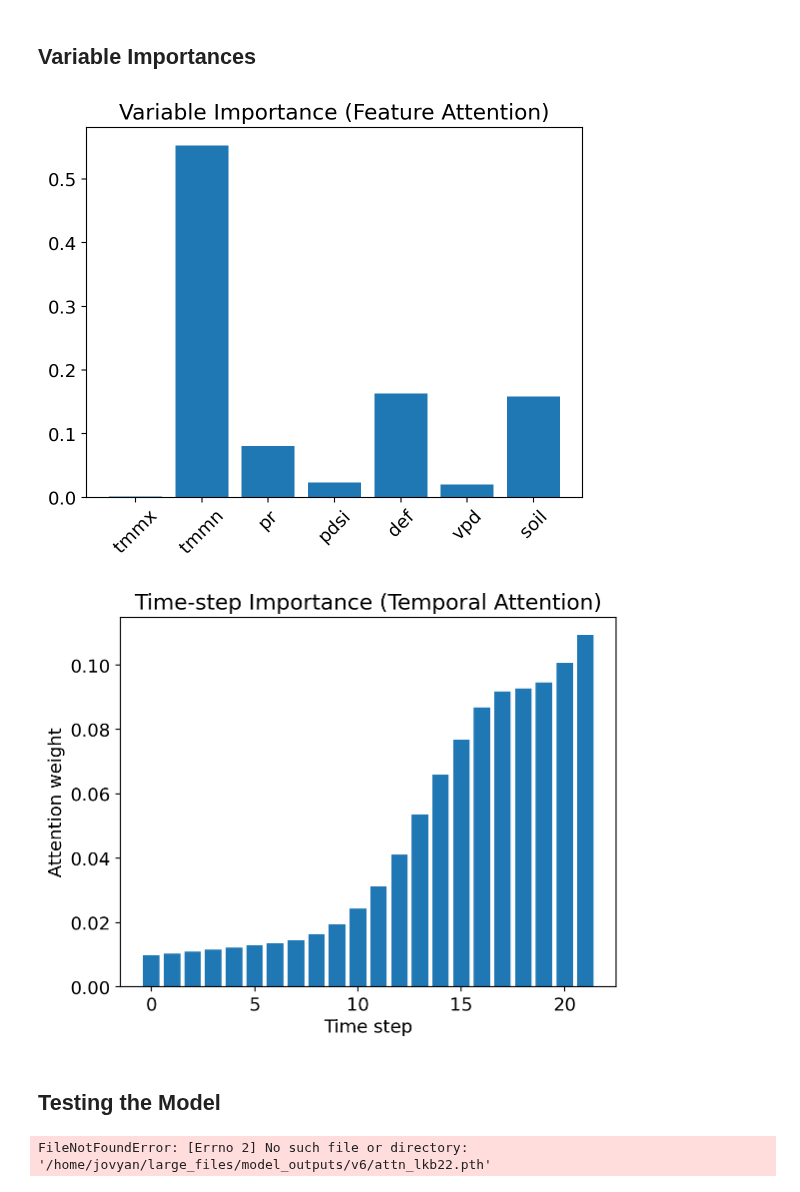
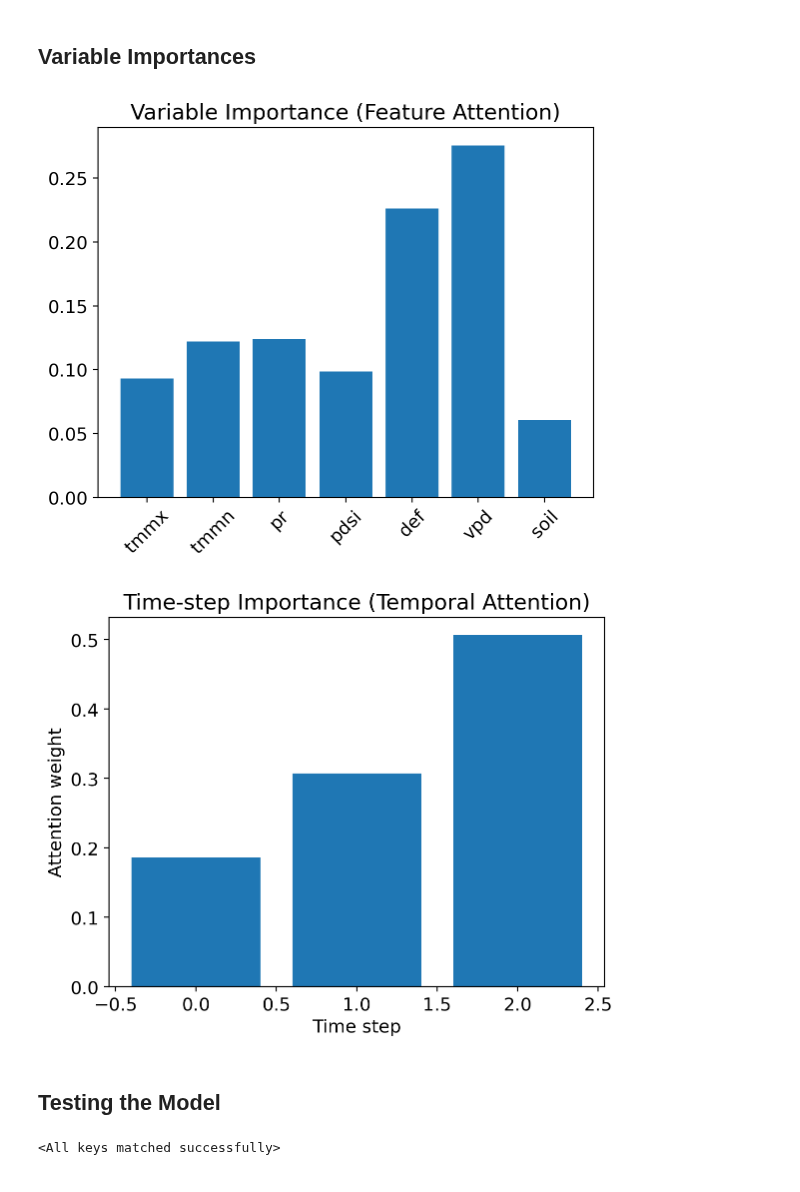
Before and after one commit to enikoebihari/MLEAEEE4000-DroughtAmazon2, a Jupyter notebook: scripts/2_1_runLSTM_v6.ipynb, the cells around one changed output. Saved outputs shown, nothing was run; the diff lists cells and outputs as text; code cells hidden in the pictures.

```diff
--- a/scripts/2_1_runLSTM_v6.ipynb
+++ b/scripts/2_1_runLSTM_v6.ipynb
@@ -42,7 +42,8 @@ The autoreload extension is already loaded. To reload it, use:
 predictor: (X, TerraClim climate variables), predictant: (Y, MODIS LAI) data
 # %%
 # establish path and open our merged and masked climate and LAI data as an array
-path = "/home/jovyan/large_files/climLai_masked_v3.nc"
+# path = "/home/jovyan/large_files/climLai_masked_v3.nc"
+path = "/home/jovyan/large_files/climLai_masked_anom.nc"
 ds_combined = xr.open_dataset(path)
 # %%
 # Count NaNs per variable, these should all match!
@@ -431,7 +499,7 @@ test_df = merge_xy(x_df_test, y_df_test)
 # 3 - build the lstm sequences for each pixel, establish 3 timesteps (months) as our "look-back" window
 # define sequence building function
 def build_sequences(df, feature_cols, lookback):
-    X_list, y_list, coords = [], [], []
+    X_list, y_list, coords, times = [], [], [], []
 
     # for every lat, lon combination in grouping by lat,lon (pixel)
     for (lat, lon), group in df.groupby(["lat", "lon"]):
@@ -439,6 +507,7 @@ def build_sequences(df, feature_cols, lookback):
 
         X_vals = group[feature_cols].values #for x, get values of predictors (defined by all feature cols)
         y_vals = group["lai"].values #for y, get values of lai, predictant
+        t_vals = group["time"].values
 
         # for every instance in the length of the entire time sequence minus the lookback window
         for i in range(len(group) - lookback):
@@ -446,22 +515,31 @@ def build_sequences(df, feature_cols, lookback):
             X_list.append(X_vals[i:i+lookback]) # append all the x values in index of instance start to end of instance (length of window)
             y_list.append(y_vals[i+lookback]) # append value that is in place of start of instance + length of lookback window
             coords.append((lat, lon))
+            times.append(t_vals[i+lookback])
 
     return (
         np.array(X_list, dtype=np.float32),
         np.array(y_list, dtype=np.float32),
         coords,
+        np.array(times, dtype="datetime64[ns]")
     )
 
-lookback = 22 # will use the past 6 months (time-steps of data) to get the next 7th month
+# lookback = 22 # will use the past 6 months (time-steps of data) to get the next 7th month
 
 # apply the function
-X_train_np, y_train_np, train_coords = build_sequences(train_df, feature_cols, lookback)
-X_valid_np, y_valid_np, valid_coords = build_sequences(valid_df, feature_cols, lookback)
-X_test_np, y_test_np, test_coords = build_sequences(valid_df, feature_cols, lookback)
+X_train_np, y_train_np, train_coords, train_times = build_sequences(train_df, feature_cols, lookback)
+X_valid_np, y_valid_np, valid_coords, valid_times = build_sequences(valid_df, feature_cols, lookback)
+# CHANGED!!!!!!
+X_test_np, y_test_np, test_coords, test_times = build_sequences(test_df, feature_cols, lookback)
 
 print("Train X shape:", X_train_np.shape) # (len_t), lookback, feat
 print("Valid X shape:", X_valid_np.shape) # (len_v), lookback, feat
+print("Test X shape:", X_test_np.shape) # (len_v), lookback, feat
+print("Test Y shape:", y_test_np.shape)
+
+print(len(test_times))
+print(test_times)
+
 
 # Train X shape and Valid X shape should have the same lookback and features (the last two values)
 # BUT should differ in their first dimension, with Train beging larger reflecting there is a greater ammount of data going into training
@@ -493,5 +581,6 @@ test_dataset = ClimateLAIDataset(X_test_np, y_test_np, test_coords)
 # %%
 # 5 - DATALOADERS, both should be shuffle=false because this is time series data! we want the chronological order
-train_loader = DataLoader(train_dataset, batch_size=32, shuffle=False)
-val_loader = DataLoader(valid_dataset, batch_size=32, shuffle=False)
-test_loader = DataLoader(test_dataset, batch_size=32, shuffle=False)
+train_loader = DataLoader(train_dataset, batch_size=32, shuffle=False, drop_last=False)
+val_loader = DataLoader(valid_dataset, batch_size=32, shuffle=False, drop_last=False)
+test_loader = DataLoader(test_dataset, batch_size=32, shuffle=False, drop_last=False)
+print(test_loader)
@@ -585,7 +676,7 @@ class TemporalAttention(nn.Module):
 
 
 class DA_RNN(nn.Module):
-    def __init__(self, input_dim, hidden_dim, num_layers=1):
+    def __init__(self, input_dim, hidden_dim, num_layers=num_layers):
         super(DA_RNN, self).__init__()
 
         self.input_dim = input_dim
@@ -634,9 +725,9 @@ class DA_RNN(nn.Module):
 
         return out, feature_weights, time_weights
 
-model = DA_RNN(input_dim=7,
+model = DA_RNN(input_dim=len(feature_cols),
                hidden_dim=n_neuron,
                num_layers=num_layers)
 model.to(device)
-print("DA-RNN ready ✅")
+print("DA-RNN ready")
 # %% [output]
@@ -730,35 +805,35 @@ time_importance = all_time_attn.squeeze(-1).mean(dim=0)
 # %%
 # CHANGED
 
 var_imp_np = var_importance.numpy()
 time_imp_np = time_importance.numpy()
 
-feature_names = ["tmmx","tmmn","pr","pdsi","def","vpd","soil"]
+# feature_names = ["tmmx","tmmn","pr","pdsi","def","vpd","soil"]
 
-plt.bar(feature_names, var_imp_np)
+plt.bar(feature_cols, var_imp_np)
 plt.xticks(rotation=45)
 plt.title("Variable Importance (Feature Attention)")
 plt.show()
 
 plt.bar(range(len(time_imp_np)), time_imp_np)
 plt.title("Time-step Importance (Temporal Attention)")
 plt.xlabel("Time step")
 plt.ylabel("Attention weight")
 plt.show()
 # %% [output]
-[figure, old version]
+[figure, new version]
-[figure, old version]
+[figure, new version]
 # %% [markdown]
 ## Testing the Model
 # %%
 # make new model instances
-model_eval = DA_RNN(input_dim=7, hidden_dim=64, num_layers=1)
+model_eval = DA_RNN(input_dim=len(feature_cols), hidden_dim=n_neuron, num_layers=num_layers)
 
 # reload the saved model weights
-state_dict = torch.load('/home/jovyan/large_files/model_outputs/v6/attn_lkb22.pth', weights_only=True)
+state_dict = torch.load(f"/home/jovyan/large_files/model_outputs/v{model_version}/attn_lkb{lookback}.pth", weights_only=True)
 model_eval.load_state_dict(state_dict)
 # %% [output]
-FileNotFoundError: [Errno 2] No such file or directory: '/home/jovyan/large_files/model_outputs/v6/attn_lkb22.pth'
+<All keys matched successfully>
 # %%
 # run model
 
```
Also changed, not shown: parts of 31 cells of this notebook, 2 other files.
